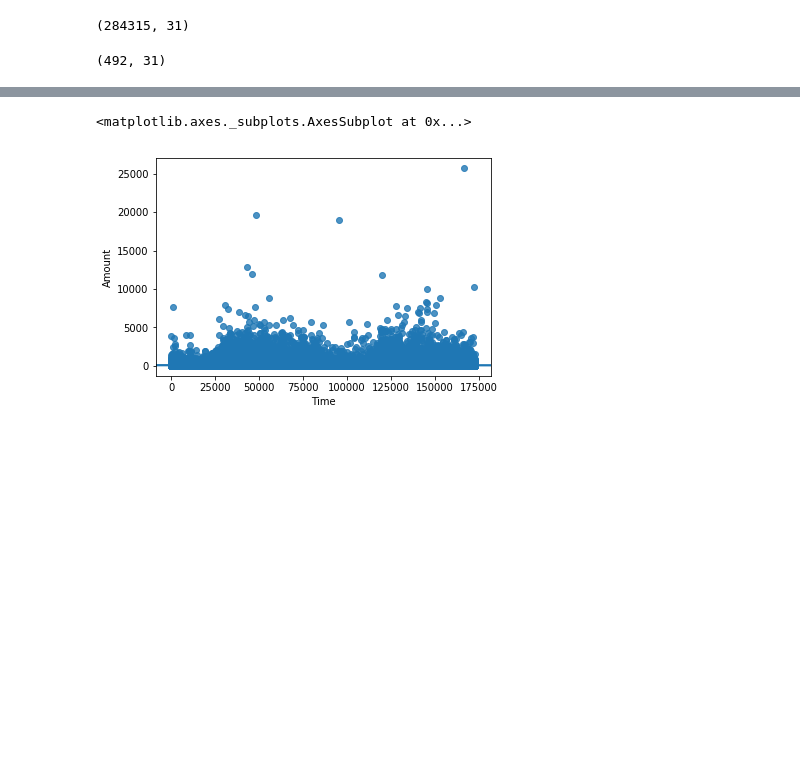
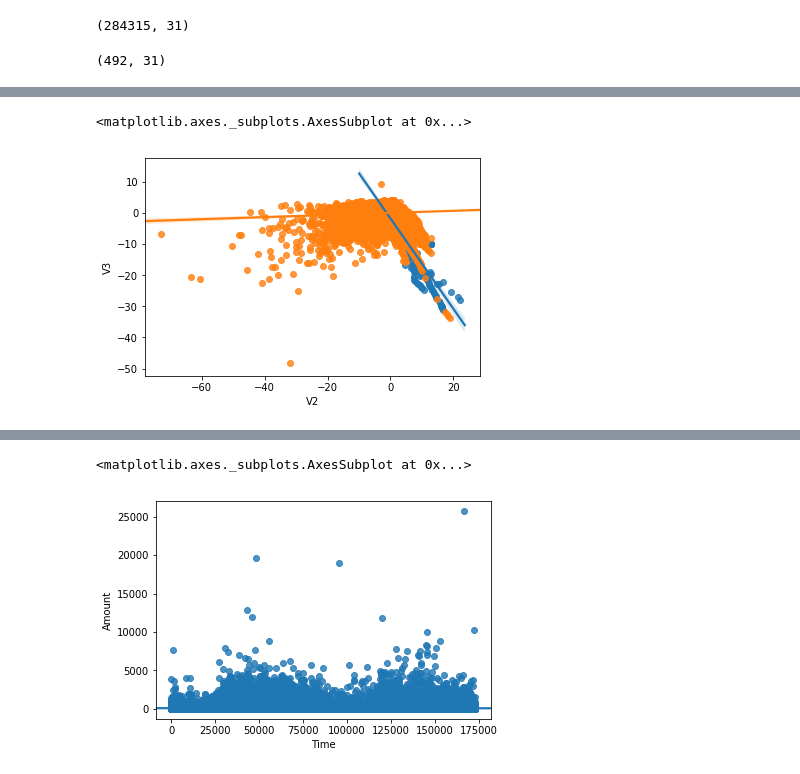
Before and after one commit to harineem1/Springboard01, a Jupyter notebook: Capstone/Capstone 1/Code/CreditCardDataStorytelling1.ipynb, the cells around one changed output, grey strips where cells are left out. Drawn from its saved outputs; the diff is of its cells as text; code cells hidden in the pictures; blank space fills up the shorter version.

```diff
--- a/Capstone/Capstone 1/Code/CreditCardDataStorytelling1.ipynb
+++ b/Capstone/Capstone 1/Code/CreditCardDataStorytelling1.ipynb
@@ -108 +135,8 @@ df1.shape
+# %%
+sns.regplot(x=df1["V2"], y=df1["V3"])
+sns.regplot(x=df0["V2"], y=df0["V3"])
+there seems to be a linear relationship between v2 and v3 for fradulent transactions.
+# %% [output]
+<matplotlib.axes._subplots.AxesSubplot at 0x...>
+[figure, added]
 # %%
```
Also changed, not shown: parts of 25 cells of this notebook.
